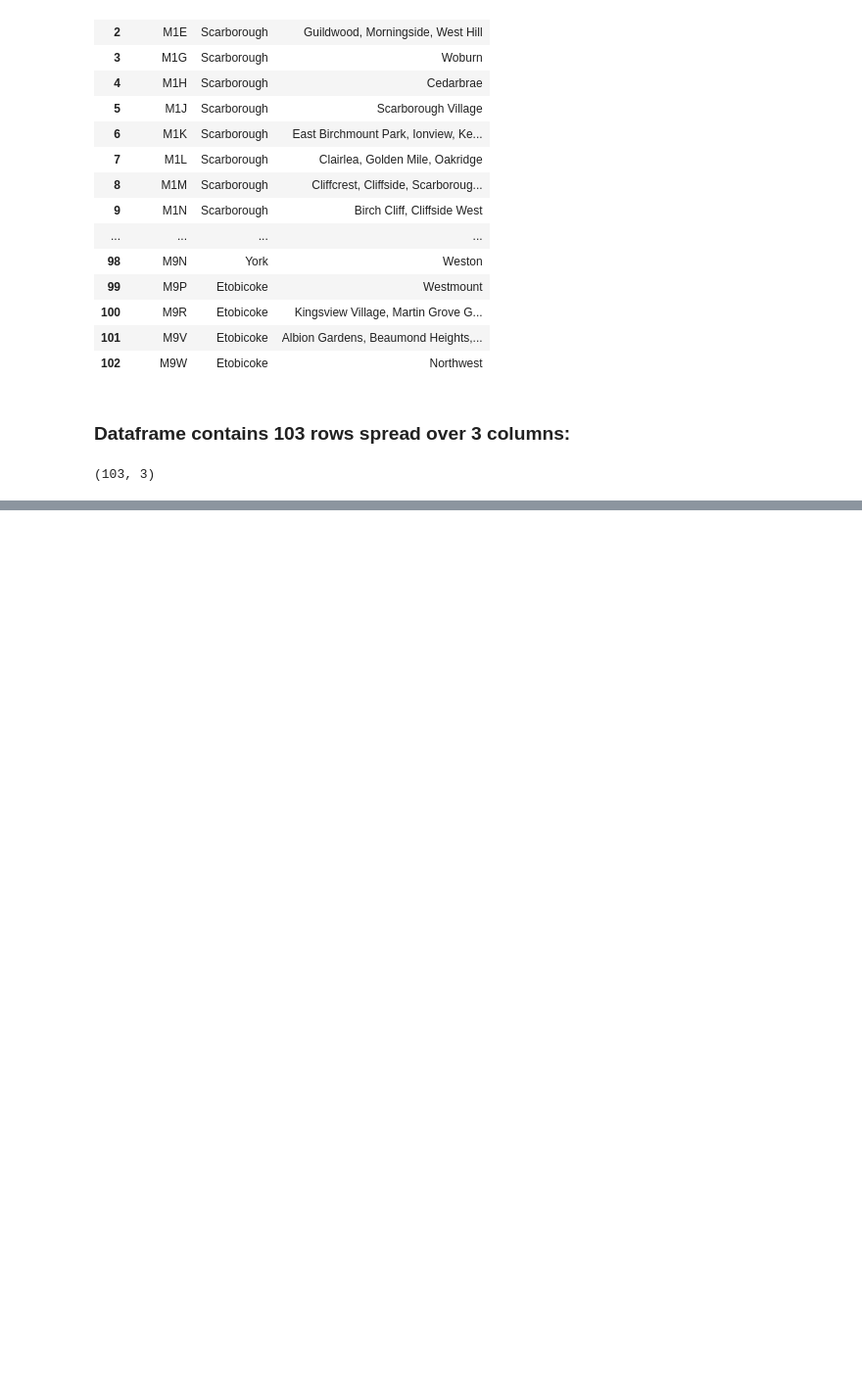
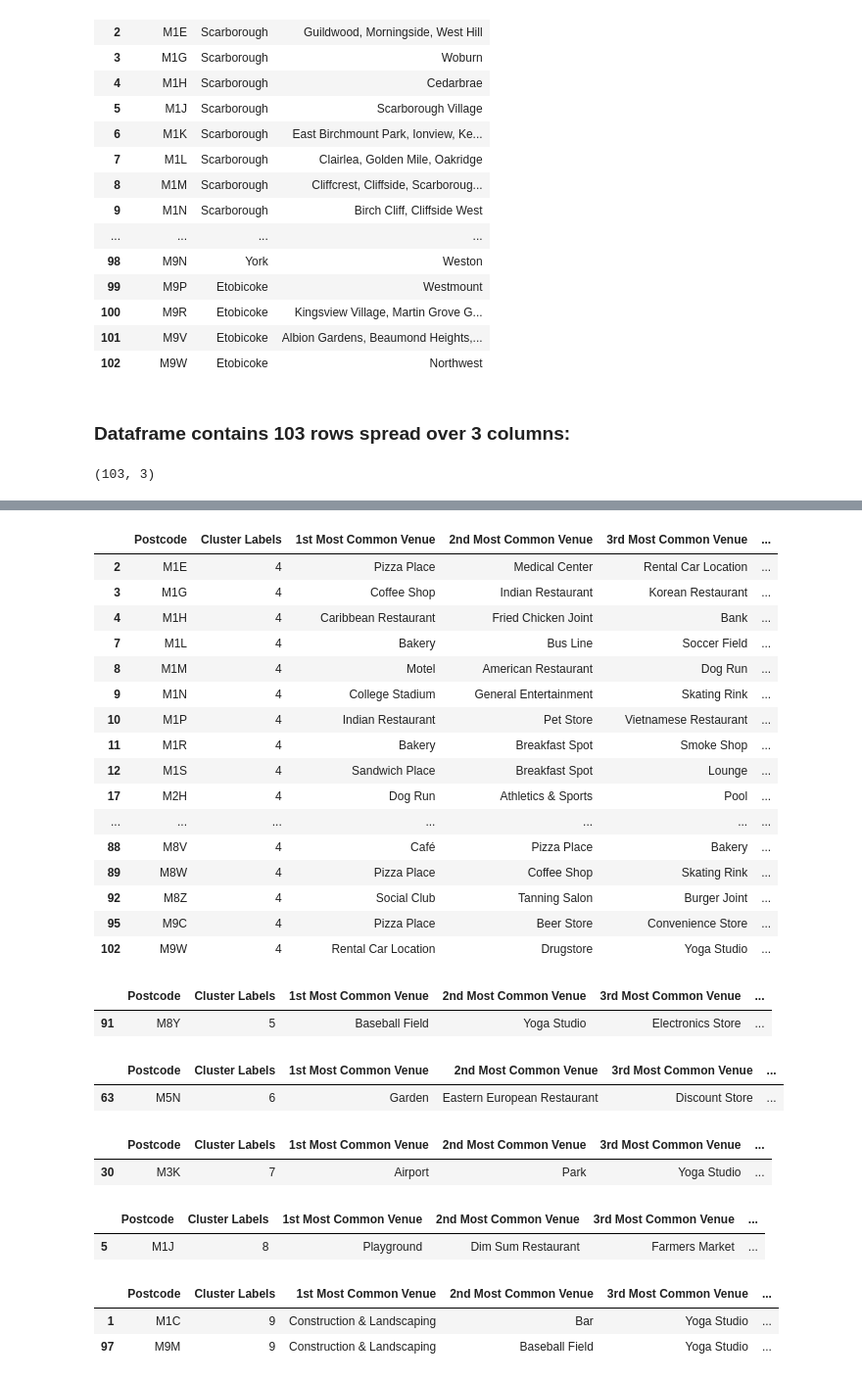
Before and after one commit to drukermanOG/Coursera-IBM-data-science-certificate, a Jupyter notebook: Neighborhoods in Toronto.ipynb, the cells around one changed output, grey strips where cells are left out. Shown at 98% size. Saved outputs shown, nothing was run; the diff lists cells and outputs as text; code cells hidden in the pictures; blank space fills up the shorter version.

Commit message:
Published from Watson Studio.

```diff
--- a/Neighborhoods in Toronto.ipynb
+++ b/Neighborhoods in Toronto.ipynb
@@ -92,0 +407,4 @@ df.shape
+# %%
+toronto_merged = toronto_merged.dropna()
+toronto_merged['Cluster Labels'] = toronto_merged['Cluster Labels'].astype(int)
+toronto_merged.head()
@@ -92,0 +478,46 @@ df.shape
+# %%
+toronto_merged.loc[toronto_merged['Cluster Labels'] == 4, toronto_merged.columns[[0] + list(range(5, toronto_merged.shape[1]))]]
+# %% [output]
+|  | Postcode | Cluster Labels | 1st Most Common Venue | 2nd Most Common Venue | 3rd Most Common Venue | ... |
+| 2 | M1E | 4 | Pizza Place | Medical Center | Rental Car Location | ... |
+| 3 | M1G | 4 | Coffee Shop | Indian Restaurant | Korean Restaurant | ... |
+| 4 | M1H | 4 | Caribbean Restaurant | Fried Chicken Joint | Bank | ... |
+| 7 | M1L | 4 | Bakery | Bus Line | Soccer Field | ... |
+| 8 | M1M | 4 | Motel | American Restaurant | Dog Run | ... |
+| 9 | M1N | 4 | College Stadium | General Entertainment | Skating Rink | ... |
+| 10 | M1P | 4 | Indian Restaurant | Pet Store | Vietnamese Restaurant | ... |
+| 11 | M1R | 4 | Bakery | Breakfast Spot | Smoke Shop | ... |
+| 12 | M1S | 4 | Sandwich Place | Breakfast Spot | Lounge | ... |
+| 17 | M2H | 4 | Dog Run | Athletics & Sports | Pool | ... |
+| ... | ... | ... | ... | ... | ... | ... |
+| 88 | M8V | 4 | Café | Pizza Place | Bakery | ... |
+| 89 | M8W | 4 | Pizza Place | Coffee Shop | Skating Rink | ... |
+| 92 | M8Z | 4 | Social Club | Tanning Salon | Burger Joint | ... |
+| 95 | M9C | 4 | Pizza Place | Beer Store | Convenience Store | ... |
+| 102 | M9W | 4 | Rental Car Location | Drugstore | Yoga Studio | ... |
+# %%
+toronto_merged.loc[toronto_merged['Cluster Labels'] == 5, toronto_merged.columns[[0] + list(range(5, toronto_merged.shape[1]))]]
+# %% [output]
+|  | Postcode | Cluster Labels | 1st Most Common Venue | 2nd Most Common Venue | 3rd Most Common Venue | ... |
+| 91 | M8Y | 5 | Baseball Field | Yoga Studio | Electronics Store | ... |
+# %%
+toronto_merged.loc[toronto_merged['Cluster Labels'] == 6, toronto_merged.columns[[0] + list(range(5, toronto_merged.shape[1]))]]
+# %% [output]
+|  | Postcode | Cluster Labels | 1st Most Common Venue | 2nd Most Common Venue | 3rd Most Common Venue | ... |
+| 63 | M5N | 6 | Garden | Eastern European Restaurant | Discount Store | ... |
+# %%
+toronto_merged.loc[toronto_merged['Cluster Labels'] == 7, toronto_merged.columns[[0] + list(range(5, toronto_merged.shape[1]))]]
+# %% [output]
+|  | Postcode | Cluster Labels | 1st Most Common Venue | 2nd Most Common Venue | 3rd Most Common Venue | ... |
+| 30 | M3K | 7 | Airport | Park | Yoga Studio | ... |
+# %%
+toronto_merged.loc[toronto_merged['Cluster Labels'] == 8, toronto_merged.columns[[0] + list(range(5, toronto_merged.shape[1]))]]
+# %% [output]
+|  | Postcode | Cluster Labels | 1st Most Common Venue | 2nd Most Common Venue | 3rd Most Common Venue | ... |
+| 5 | M1J | 8 | Playground | Dim Sum Restaurant | Farmers Market | ... |
+# %%
+toronto_merged.loc[toronto_merged['Cluster Labels'] == 9, toronto_merged.columns[[0] + list(range(5, toronto_merged.shape[1]))]]
+# %% [output]
+|  | Postcode | Cluster Labels | 1st Most Common Venue | 2nd Most Common Venue | 3rd Most Common Venue | ... |
+| 1 | M1C | 9 | Construction & Landscaping | Bar | Yoga Studio | ... |
+| 97 | M9M | 9 | Construction & Landscaping | Baseball Field | Yoga Studio | ... |
```
Also changed, not shown: parts of 36 cells of this notebook.
